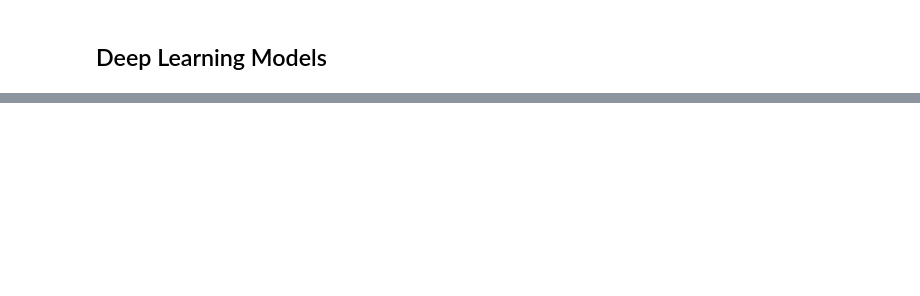
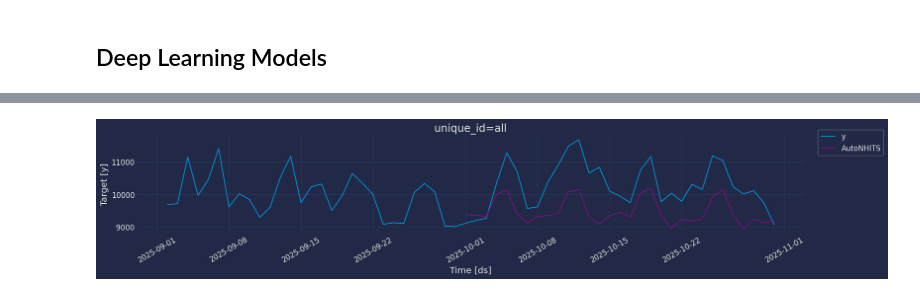
Before and after one commit to jonas-gstoettenmayr/cafe_upscaling_models, a Jupyter notebook: models_forecast_eval/model_final.ipynb, the cells around one changed output, grey strips where cells are left out. Saved outputs shown, nothing was run; the diff lists cells and outputs as text; code cells hidden in the pictures; blank space fills up the shorter version.

```diff
--- a/models_forecast_eval/model_final.ipynb
+++ b/models_forecast_eval/model_final.ipynb
@@ -223,0 +245,5 @@ sf.plot(Y_df, fcst_df, max_insample_length=28 * 3,
+# %%
+def predict_with_DL_models(train_set: pl.DataFrame, future_features: pl.DataFrame|None, h: int = HORIZON)-> pl.DataFrame:
+    nf.fit(train_set) # type: ignore
+    preds = nf.predict(h = h, futr_df=future_features) #type: ignore
+    return preds #type: ignore
@@ -223,0 +480,17 @@ sf.plot(Y_df, fcst_df, max_insample_length=28 * 3,
+# %%
+nf = NeuralForecast(
+    models = dl_models,
+    freq = "1d",
+    local_scaler_type="robust"
+)
+
+def predict_with_DL_models(train_set: pl.DataFrame, future_features: pl.DataFrame|None, h: int = HORIZON)-> pl.DataFrame:
+    nf.fit(train_set) # type: ignore
+    preds = nf.predict(h = h, futr_df=future_features) #type: ignore
+    return preds #type: ignore
+# %%
+dl_tuned = predict_with_DL_models(dfs["train"]["non"], dfs["train_future"]["non"])#type: ignore
+dl_tuned = dl_tuned.join(
+    dfs["val"]["non"], #type: ignore
+    ["unique_id", "ds"]
+)
@@ -223,0 +519,11 @@ sf.plot(Y_df, fcst_df, max_insample_length=28 * 3,
+# %%
+plot_series(
+    pl.concat([dfs["train"]["non"].filter(pl.col("ds") > pl.lit("2025-09-01").str.to_date()), dfs["val"]["non"]] #type: ignore
+    ).group_by(pl.col("ds")).agg(pl.col("y").sum()
+    ).with_columns(pl.lit("all").alias("unique_id")), # type: ignore
+    dl_tuned.drop("y").group_by(pl.col("ds")
+                      ).agg(pl.col("AutoNHITS").sum()
+                      ).with_columns(pl.lit("all").alias("unique_id"))
+)
+# %% [output]
+[figure, added]
```
Also changed, not shown: parts of 69 cells of this notebook, 11 other files.
